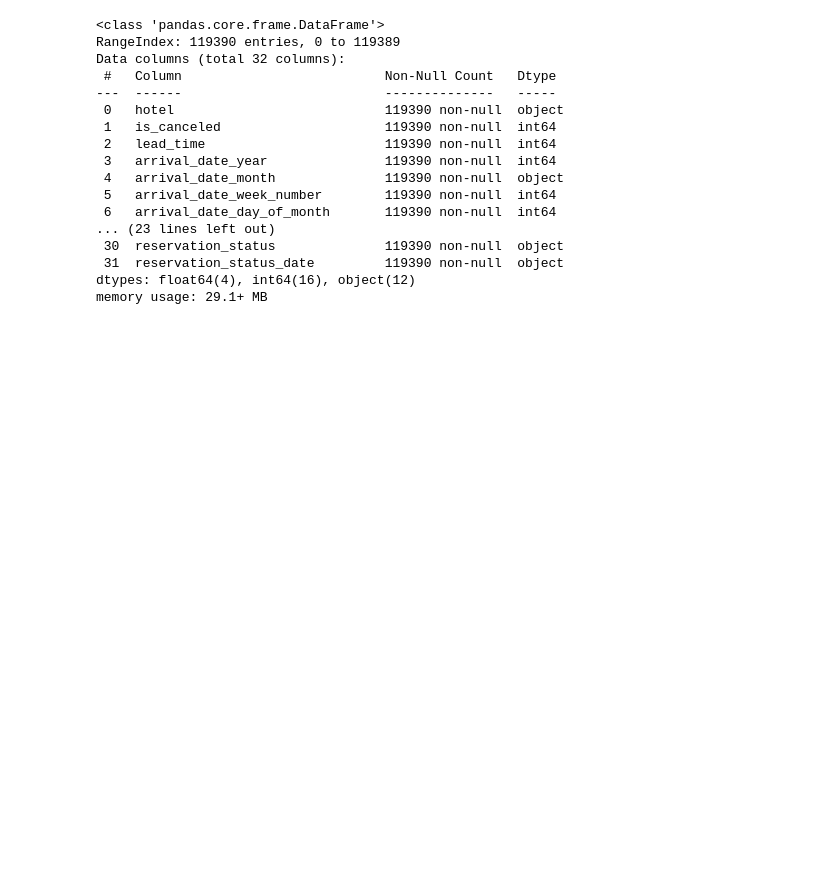
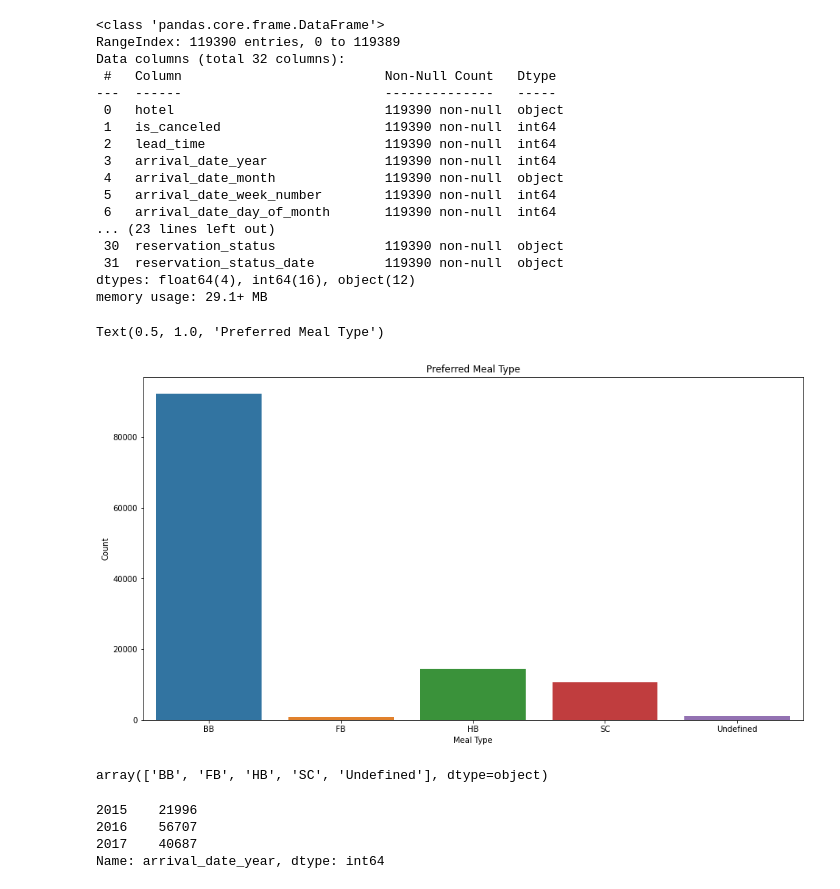
Before and after one commit to Anupam8858/EDA_Hotel_Booking_Analysis, a Jupyter notebook: Hotel_Booking_Analysis_Capstone_Project.ipynb, the cells around one changed output. Saved outputs shown, nothing was run; the diff lists cells and outputs as text; code cells hidden in the pictures; blank space fills up the shorter version.

```diff
--- a/Hotel_Booking_Analysis_Capstone_Project.ipynb
+++ b/Hotel_Booking_Analysis_Capstone_Project.ipynb
@@ -90,3 +108,26 @@ Data columns (total 32 columns):
  31  reservation_status_date         119390 non-null  object
 dtypes: float64(4), int64(16), object(12)
 memory usage: 29.1+ MB
+# %%
+# which type of meal is mostly preferred by the guest
+plt.figure(figsize=(15,8))
+sns.countplot(x=df['meal'])
+plt.xlabel('Meal Type')
+plt.ylabel('Count')
+plt.title("Preferred Meal Type")
+# %% [output]
+Text(0.5, 1.0, 'Preferred Meal Type')
+[figure, added]
+# %%
+df['meal'].unique()
+# %% [output]
+array(['BB', 'FB', 'HB', 'SC', 'Undefined'], dtype=object)
+# %%
+# Calculate total number of bookings acorss different years
+year_counts = df['arrival_date_year'].value_counts().sort_index()
+year_counts
+# %% [output]
+2015    21996
+2016    56707
+2017    40687
+Name: arrival_date_year, dtype: int64
```
Also changed, not shown: parts of 6 cells of this notebook.
